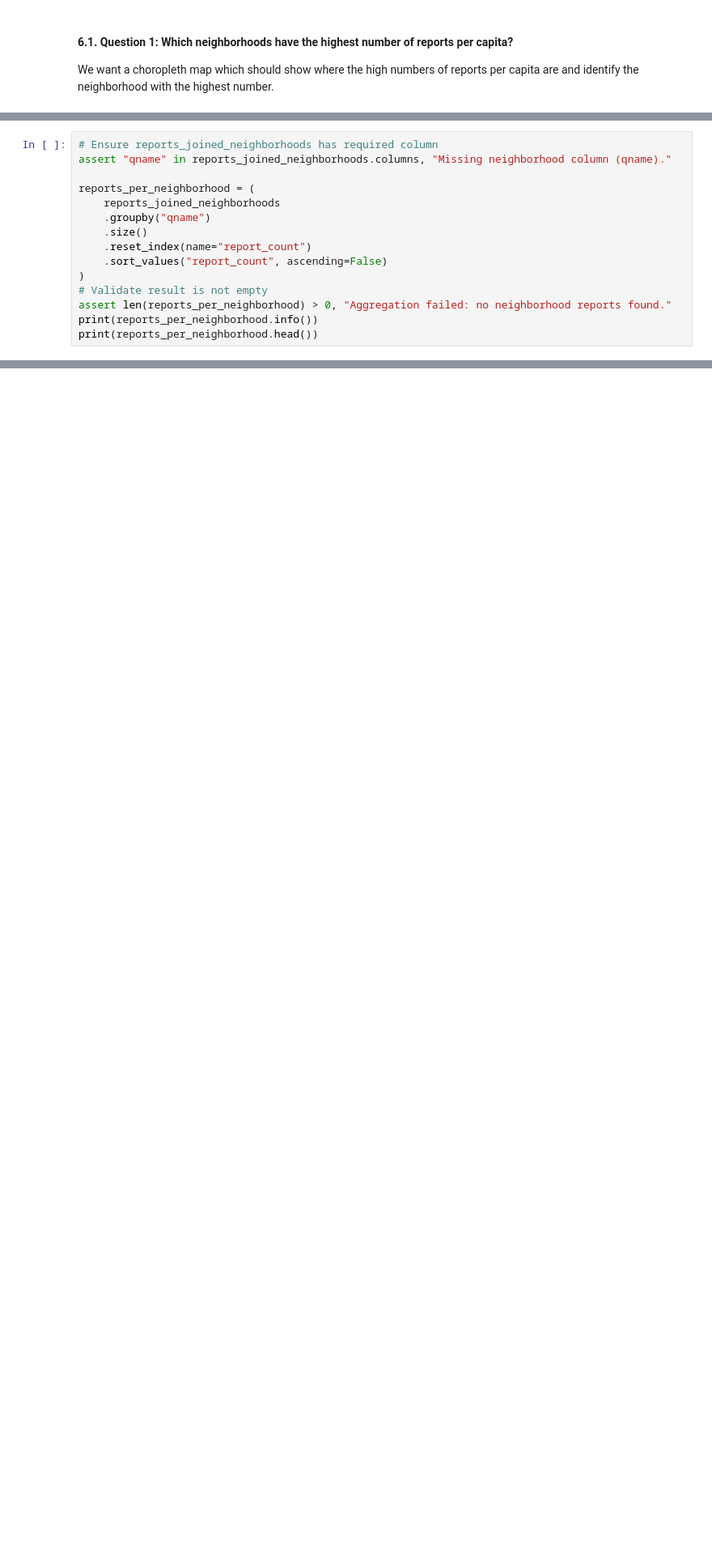
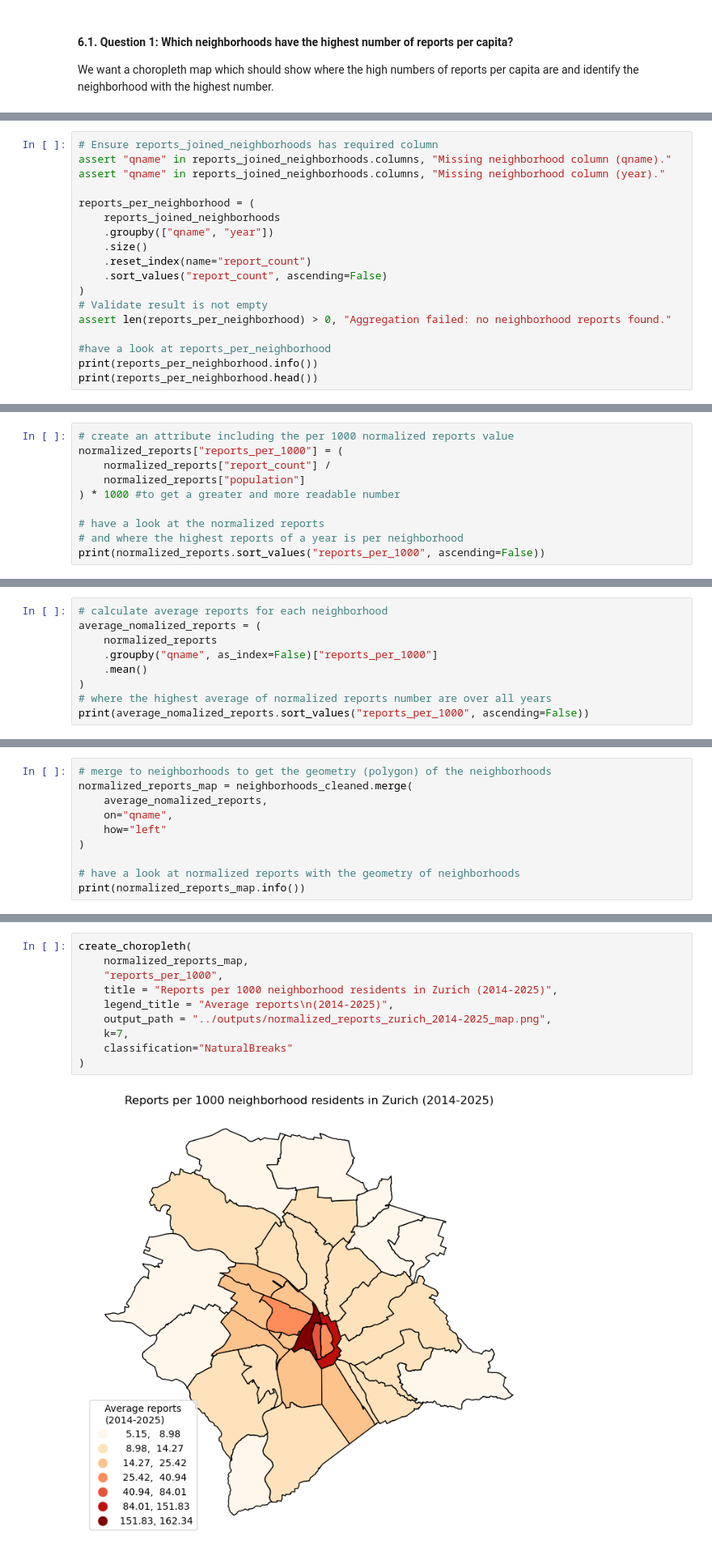
Before and after one commit to 0001jr/zurich-wie-neu, a Jupyter notebook: notebooks/zuri-wie-neu.ipynb, the cells around one changed output, grey strips where cells are left out. Shown at 81% size. Cells and saved outputs as stored; diff of their text form; blank space fills up the shorter version.

Commit message:
map reports per 1000

```diff
--- a/notebooks/zuri-wie-neu.ipynb
+++ b/notebooks/zuri-wie-neu.ipynb
@@ -488,16 +522,19 @@ First, count reports number per neighborhoods.
 # %%
 # Ensure reports_joined_neighborhoods has required column
 assert "qname" in reports_joined_neighborhoods.columns, "Missing neighborhood column (qname)."
+assert "qname" in reports_joined_neighborhoods.columns, "Missing neighborhood column (year)."
 
 reports_per_neighborhood = (
     reports_joined_neighborhoods
-    .groupby("qname")
+    .groupby(["qname", "year"])
     .size()
     .reset_index(name="report_count")
     .sort_values("report_count", ascending=False)
 )
 # Validate result is not empty
 assert len(reports_per_neighborhood) > 0, "Aggregation failed: no neighborhood reports found."
+
+#have a look at reports_per_neighborhood
 print(reports_per_neighborhood.info())
 print(reports_per_neighborhood.head())
 # %% [output]
@@ -615,0 +572,10 @@ NaturalBreaks
+# %%
+# create an attribute including the per 1000 normalized reports value
+normalized_reports["reports_per_1000"] = (
+    normalized_reports["report_count"] /
+    normalized_reports["population"]
+) * 1000 #to get a greater and more readable number
+
+# have a look at the normalized reports
+# and where the highest reports of a year is per neighborhood
+print(normalized_reports.sort_values("reports_per_1000", ascending=False))
@@ -615,0 +603,9 @@ NaturalBreaks
+# %%
+# calculate average reports for each neighborhood
+average_nomalized_reports = (
+    normalized_reports
+    .groupby("qname", as_index=False)["reports_per_1000"]
+    .mean()
+)
+# where the highest average of normalized reports number are over all years
+print(average_nomalized_reports.sort_values("reports_per_1000", ascending=False))
@@ -615,0 +632,10 @@ NaturalBreaks
+# %%
+# merge to neighborhoods to get the geometry (polygon) of the neighborhoods
+normalized_reports_map = neighborhoods_cleaned.merge(
+    average_nomalized_reports,
+    on="qname",
+    how="left"
+)
+
+# have a look at normalized reports with the geometry of neighborhoods
+print(normalized_reports_map.info())
@@ -615,0 +655,12 @@ NaturalBreaks
+# %%
+create_choropleth(
+    normalized_reports_map,
+    "reports_per_1000",
+    title = "Reports per 1000 neighborhood residents in Zurich (2014-2025)",
+    legend_title = "Average reports\n(2014-2025)",
+    output_path = "../outputs/normalized_reports_zurich_2014-2025_map.png",
+    k=7,
+    classification="NaturalBreaks"
+)
+# %% [output]
+[figure, added]
```
Also changed, not shown: parts of 31 cells of this notebook.
